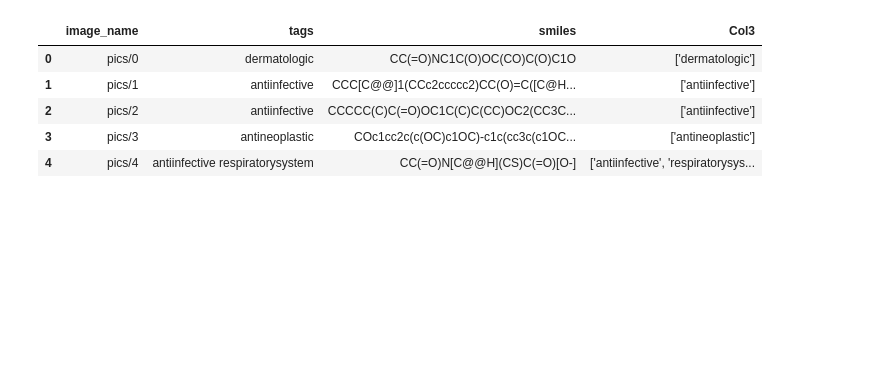
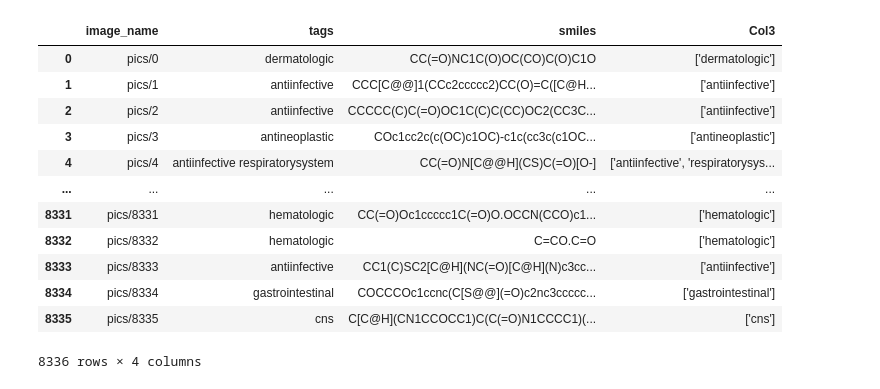
Before and after one commit to fkkarpinski/licencjat_git, a Jupyter notebook: notebook.ipynb, the cells around one changed output. Saved outputs shown, nothing was run; the diff lists cells and outputs as text; code cells hidden in the pictures; blank space fills up the shorter version.

```diff
--- a/notebook.ipynb
+++ b/notebook.ipynb
@@ -10,10 +12,17 @@ from rdkit.Chem import rdFMCS
 # %%
 data = pd.read_csv("all_chem_df.csv")
-data.head()
+data
 # %% [output]
 |  | image_name | tags | smiles | Col3 |
 | 0 | pics/0 | dermatologic | CC(=O)NC1C(O)OC(CO)C(O)C1O | ['dermatologic'] |
 | 1 | pics/1 | antiinfective | CCC[C@@]1(CCc2ccccc2)CC(O)=C([C@H... | ['antiinfective'] |
 | 2 | pics/2 | antiinfective | CCCCC(C)C(=O)OC1C(C)C(CC)OC2(CC3C... | ['antiinfective'] |
 | 3 | pics/3 | antineoplastic | COc1cc2c(c(OC)c1OC)-c1c(cc3c(c1OC... | ['antineoplastic'] |
 | 4 | pics/4 | antiinfective respiratorysystem | CC(=O)N[C@@H](CS)C(=O)[O-] | ['antiinfective', 'respiratorysys... |
+| ... | ... | ... | ... | ... |
+| 8331 | pics/8331 | hematologic | CC(=O)Oc1ccccc1C(=O)O.OCCN(CCO)c1... | ['hematologic'] |
+| 8332 | pics/8332 | hematologic | C=CO.C=O | ['hematologic'] |
+| 8333 | pics/8333 | antiinfective | CC1(C)SC2[C@H](NC(=O)[C@H](N)c3cc... | ['antiinfective'] |
+| 8334 | pics/8334 | gastrointestinal | COCCCOc1ccnc(C[S@@](=O)c2nc3ccccc... | ['gastrointestinal'] |
+| 8335 | pics/8335 | cns | C[C@H](CN1CCOCC1)C(C(=O)N1CCCC1)(... | ['cns'] |
+8336 rows × 4 columns
```
Also changed, not shown: parts of 7 cells of this notebook, 1 other file.
